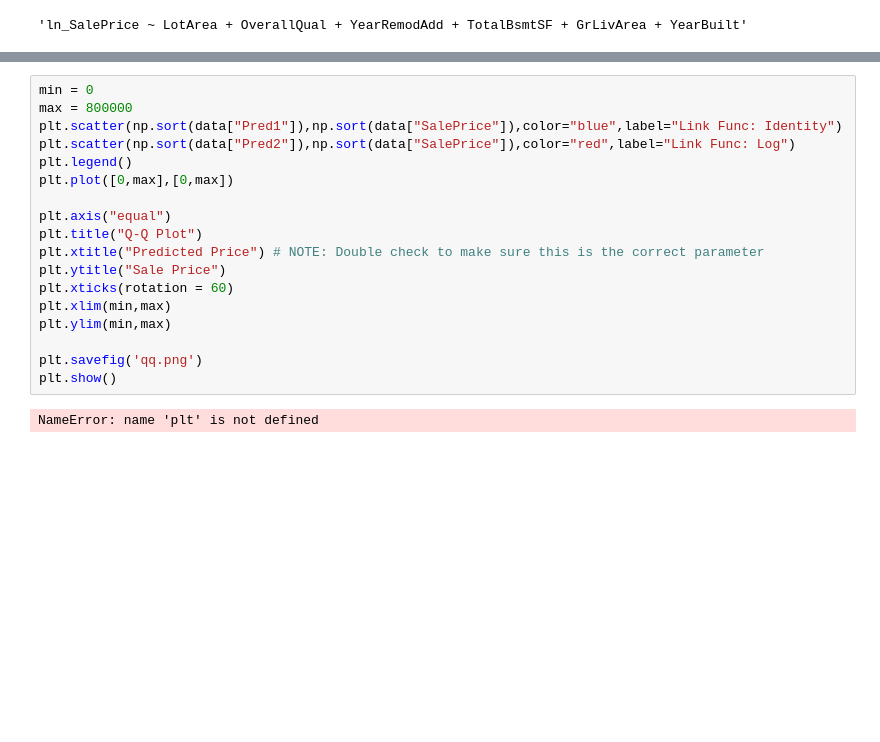
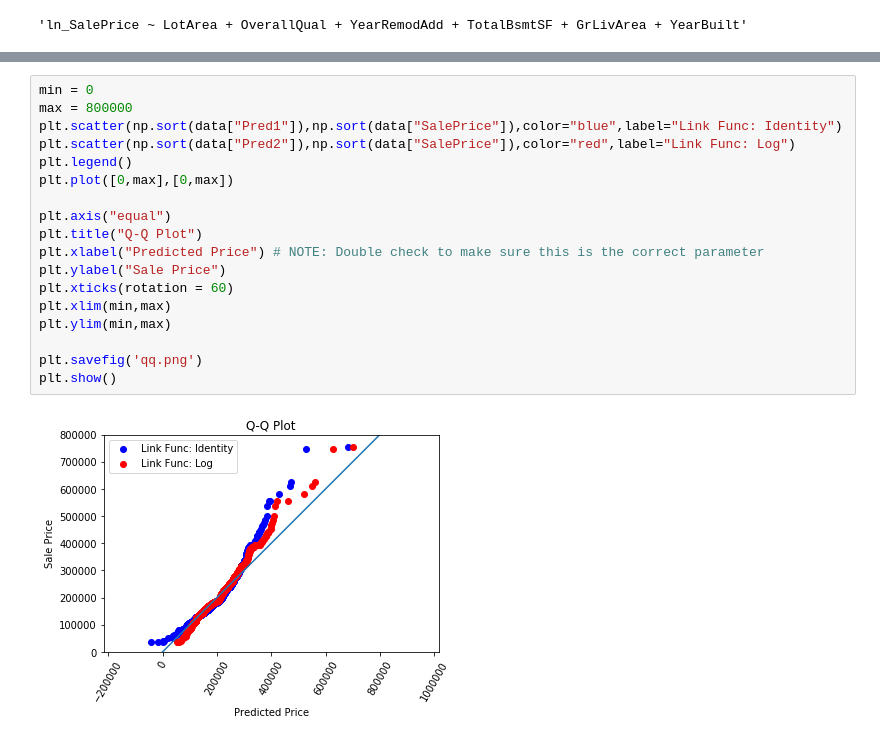
Before and after one commit to jamielynethorpe/Group-6-Project-1, a Jupyter notebook: Testing_CMH/Project1_OLS_Updates.ipynb, the cells around one changed output, grey strips where cells are left out. Drawn from its saved outputs; the diff is of its cells as text; blank space fills up the shorter version.

```diff
--- a/Testing_CMH/Project1_OLS_Updates.ipynb
+++ b/Testing_CMH/Project1_OLS_Updates.ipynb
@@ -95,23 +95,23 @@ Diff2 max: 266,744.56
 # %%
 min = 0
 max = 800000
 plt.scatter(np.sort(data["Pred1"]),np.sort(data["SalePrice"]),color="blue",label="Link Func: Identity")
 plt.scatter(np.sort(data["Pred2"]),np.sort(data["SalePrice"]),color="red",label="Link Func: Log")
 plt.legend()
 plt.plot([0,max],[0,max])
 
 plt.axis("equal")
 plt.title("Q-Q Plot")
-plt.xtitle("Predicted Price") # NOTE: Double check to make sure this is the correct parameter
-plt.ytitle("Sale Price")
+plt.xlabel("Predicted Price") # NOTE: Double check to make sure this is the correct parameter
+plt.ylabel("Sale Price")
 plt.xticks(rotation = 60)
 plt.xlim(min,max)
 plt.ylim(min,max)
 
 plt.savefig('qq.png')
 plt.show()
 # %% [output]
-NameError: name 'plt' is not defined
+[figure, added]
 # %%
 
 stats.ttest_ind(data["SalePrice"],data["Pred1"], equal_var=False)
```
Also changed, not shown: parts of 10 cells of this notebook, 7 other files.
